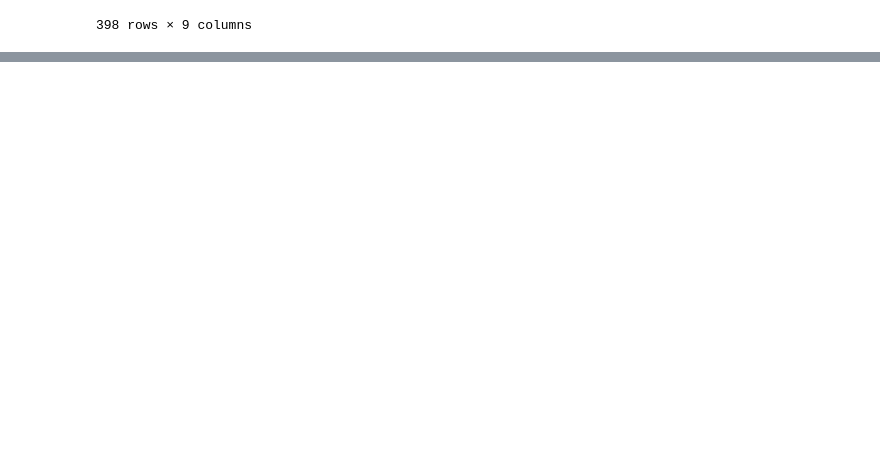
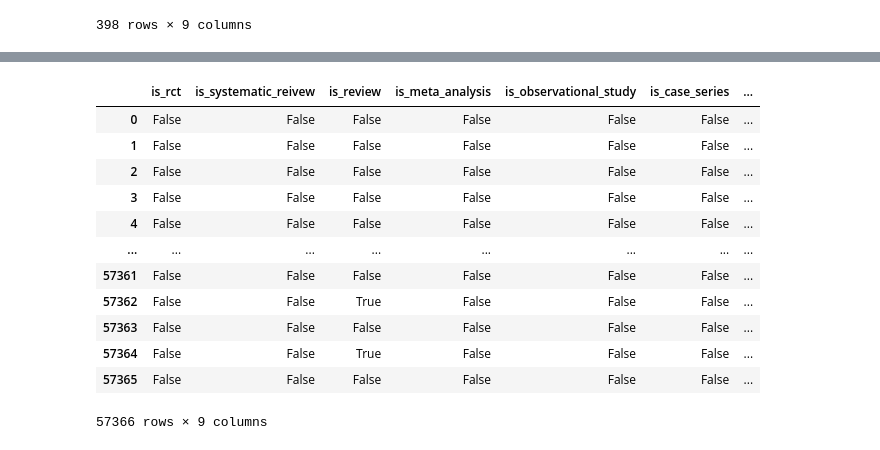
Before and after one commit to mindyng/Covid19, a Jupyter notebook: StudyTypeAnnotations.ipynb, the cells around one changed output, grey strips where cells are left out. Cells and saved outputs as stored; diff of their text form; code cells hidden in the pictures; blank space fills up the shorter version.

```diff
--- a/StudyTypeAnnotations.ipynb
+++ b/StudyTypeAnnotations.ipynb
@@ -328,0 +390,17 @@ kg_merge
+# %%
+pm_labels = pd.read_csv('metadata_extra_info_from_pubmed_db.csv')
+pm_labels
+# %% [output]
+|  | is_rct | is_systematic_reivew | is_review | is_meta_analysis | is_observational_study | is_case_series | ... |
+| 0 | False | False | False | False | False | False | ... |
+| 1 | False | False | False | False | False | False | ... |
+| 2 | False | False | False | False | False | False | ... |
+| 3 | False | False | False | False | False | False | ... |
+| 4 | False | False | False | False | False | False | ... |
+| ... | ... | ... | ... | ... | ... | ... | ... |
+| 57361 | False | False | False | False | False | False | ... |
+| 57362 | False | False | True | False | False | False | ... |
+| 57363 | False | False | False | False | False | False | ... |
+| 57364 | False | False | True | False | False | False | ... |
+| 57365 | False | False | False | False | False | False | ... |
+57366 rows × 9 columns
```
Also changed, not shown: parts of 4 cells of this notebook.
